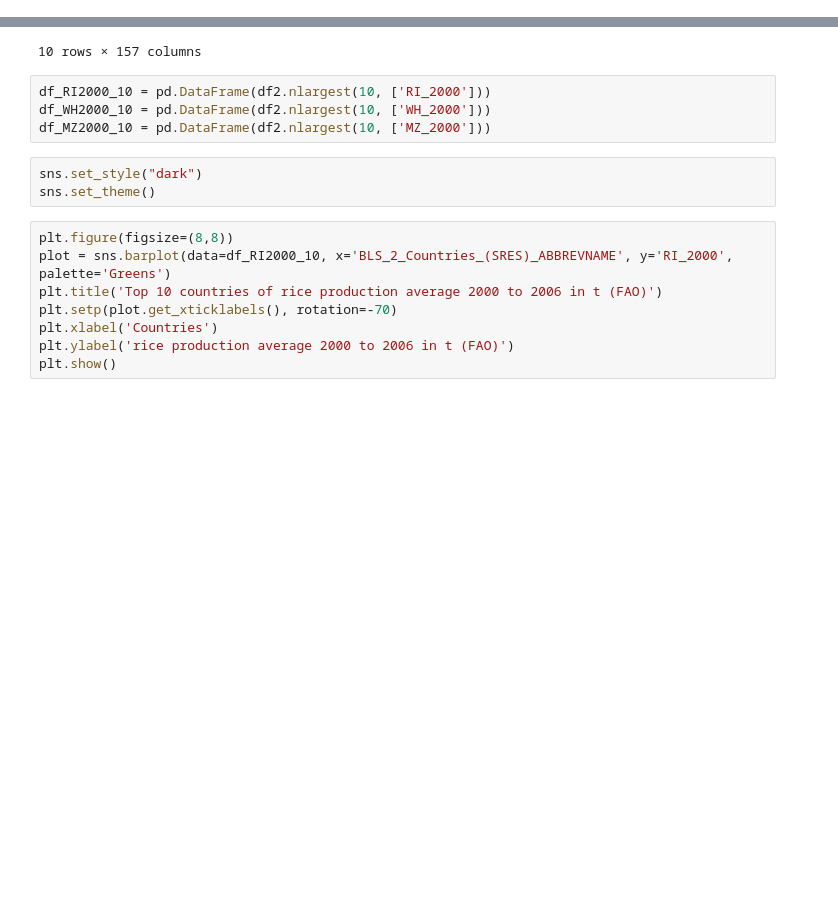
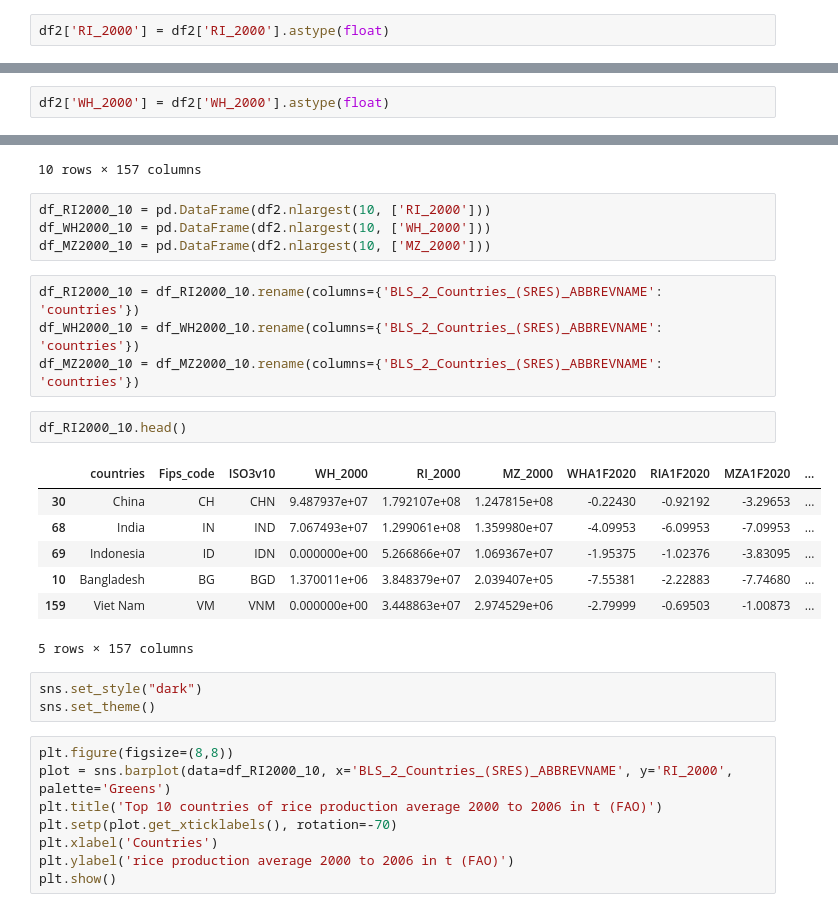
Before and after one commit to k3nnywilliam/climate-change-food-supply, a Jupyter notebook: world-food-supply.ipynb, the cells around one changed output, grey strips where cells are left out. Cells and saved outputs as stored; diff of their text form; blank space fills up the shorter version.

Commit message:
Rename country column, fix column data type conversion

```diff
--- a/world-food-supply.ipynb
+++ b/world-food-supply.ipynb
@@ -212,3 +212,5 @@ df2['RI_2000'] = df2['RI_2000'].astype(float)
+# %%
+df2['RI_2000'] = df2['RI_2000'].astype(float)
 # %%
 df2.nlargest(10, ['RI_2000'])
 # %% [output]
@@ -226,4 +228,6 @@ df2.nlargest(10, ['RI_2000'])
 10 rows × 157 columns
+# %%
+df2['WH_2000'] = df2['WH_2000'].astype(float)
 # %%
 df2.nlargest(10, ['WH_2000'])
 # %% [output]
@@ -260,6 +264,20 @@ df2.nlargest(10, ['MZ_2000'])
 df_RI2000_10 = pd.DataFrame(df2.nlargest(10, ['RI_2000']))
 df_WH2000_10 = pd.DataFrame(df2.nlargest(10, ['WH_2000']))
 df_MZ2000_10 = pd.DataFrame(df2.nlargest(10, ['MZ_2000']))
+# %%
+df_RI2000_10 = df_RI2000_10.rename(columns={'BLS_2_Countries_(SRES)_ABBREVNAME': 'countries'})
+df_WH2000_10 = df_WH2000_10.rename(columns={'BLS_2_Countries_(SRES)_ABBREVNAME': 'countries'})
+df_MZ2000_10 = df_MZ2000_10.rename(columns={'BLS_2_Countries_(SRES)_ABBREVNAME': 'countries'})
+# %%
+df_RI2000_10.head()
+# %% [output]
+|  | countries | Fips_code | ISO3v10 | WH_2000 | RI_2000 | MZ_2000 | WHA1F2020 | RIA1F2020 | MZA1F2020 | ... |
+| 30 | China | CH | CHN | 9.487937e+07 | 1.792107e+08 | 1.247815e+08 | -0.22430 | -0.92192 | -3.29653 | ... |
+| 68 | India | IN | IND | 7.067493e+07 | 1.299061e+08 | 1.359980e+07 | -4.09953 | -6.09953 | -7.09953 | ... |
+| 69 | Indonesia | ID | IDN | 0.000000e+00 | 5.266866e+07 | 1.069367e+07 | -1.95375 | -1.02376 | -3.83095 | ... |
+| 10 | Bangladesh | BG | BGD | 1.370011e+06 | 3.848379e+07 | 2.039407e+05 | -7.55381 | -2.22883 | -7.74680 | ... |
+| 159 | Viet Nam | VM | VNM | 0.000000e+00 | 3.448863e+07 | 2.974529e+06 | -2.79999 | -0.69503 | -1.00873 | ... |
+5 rows × 157 columns
 # %%
 sns.set_style("dark")
 sns.set_theme()
```
Also changed, not shown: parts of 7 cells of this notebook.
